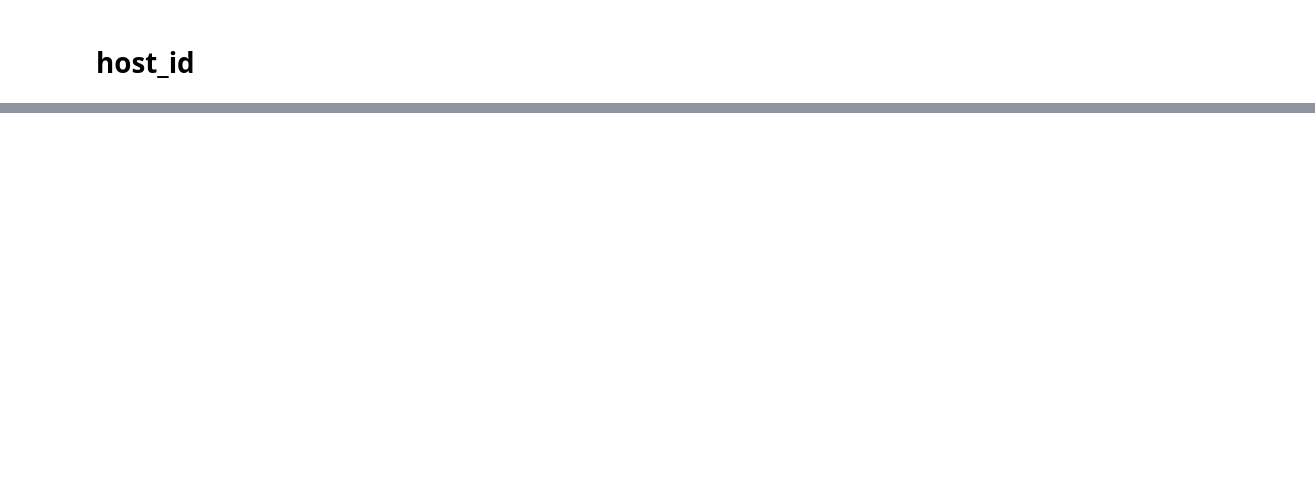
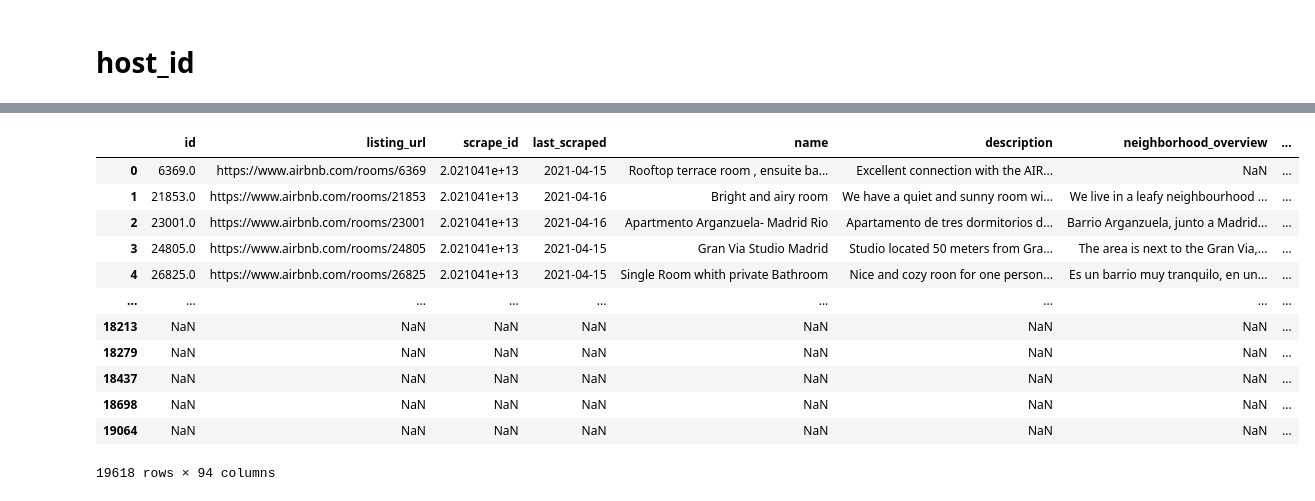
Before and after one commit to coisigna/dsb_p2_airbnb_price_predictor, a Jupyter notebook: ipynbs/EDA _2_from_bedrooms.ipynb, the cells around one changed output, grey strips where cells are left out. Cells and saved outputs as stored; diff of their text form; code cells hidden in the pictures; blank space fills up the shorter version.

```diff
--- a/ipynbs/EDA _2_from_bedrooms.ipynb
+++ b/ipynbs/EDA _2_from_bedrooms.ipynb
@@ -706,0 +381,19 @@ Name: price, Length: 11025, dtype: float64>
+# %%
+
+df = pd.concat([df, df_amenities], axis = 1)
+# %%
+df
+# %% [output]
+|  | id | listing_url | scrape_id | last_scraped | name | description | neighborhood_overview | ... |
+| 0 | 6369.0 | https://www.airbnb.com/rooms/6369 | 2.021041e+13 | 2021-04-15 | Rooftop terrace room , ensuite ba... | Excellent connection with the AIR... | NaN | ... |
+| 1 | 21853.0 | https://www.airbnb.com/rooms/21853 | 2.021041e+13 | 2021-04-16 | Bright and airy room | We have a quiet and sunny room wi... | We live in a leafy neighbourhood ... | ... |
+| 2 | 23001.0 | https://www.airbnb.com/rooms/23001 | 2.021041e+13 | 2021-04-16 | Apartmento Arganzuela- Madrid Rio | Apartamento de tres dormitorios d... | Barrio Arganzuela, junto a Madrid... | ... |
+| 3 | 24805.0 | https://www.airbnb.com/rooms/24805 | 2.021041e+13 | 2021-04-15 | Gran Via Studio Madrid | Studio located 50 meters from Gra... | The area is next to the Gran Via,... | ... |
+| 4 | 26825.0 | https://www.airbnb.com/rooms/26825 | 2.021041e+13 | 2021-04-15 | Single Room whith private Bathroom | Nice and cozy roon for one person... | Es un barrio muy tranquilo, en un... | ... |
+| ... | ... | ... | ... | ... | ... | ... | ... | ... |
+| 18213 | NaN | NaN | NaN | NaN | NaN | NaN | NaN | ... |
+| 18279 | NaN | NaN | NaN | NaN | NaN | NaN | NaN | ... |
+| 18437 | NaN | NaN | NaN | NaN | NaN | NaN | NaN | ... |
+| 18698 | NaN | NaN | NaN | NaN | NaN | NaN | NaN | ... |
+| 19064 | NaN | NaN | NaN | NaN | NaN | NaN | NaN | ... |
+19618 rows × 94 columns
```
Also changed, not shown: parts of 88 cells of this notebook.
